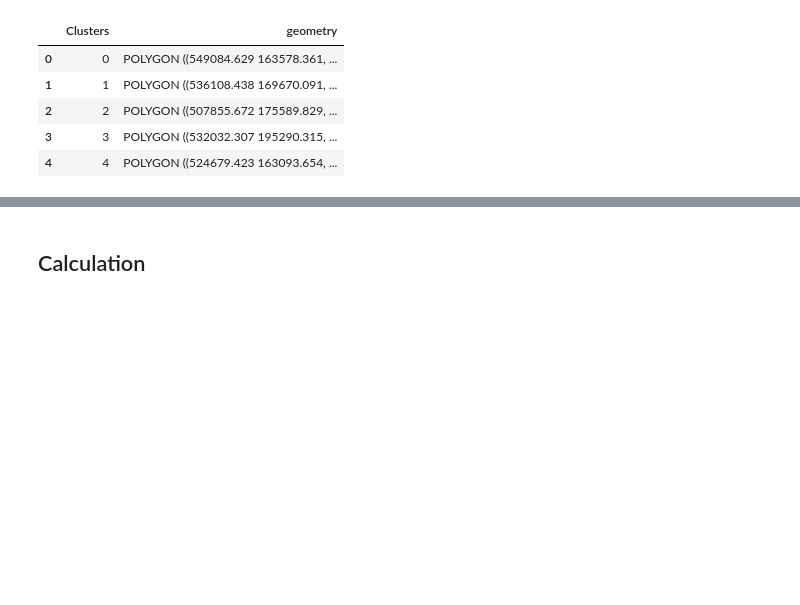
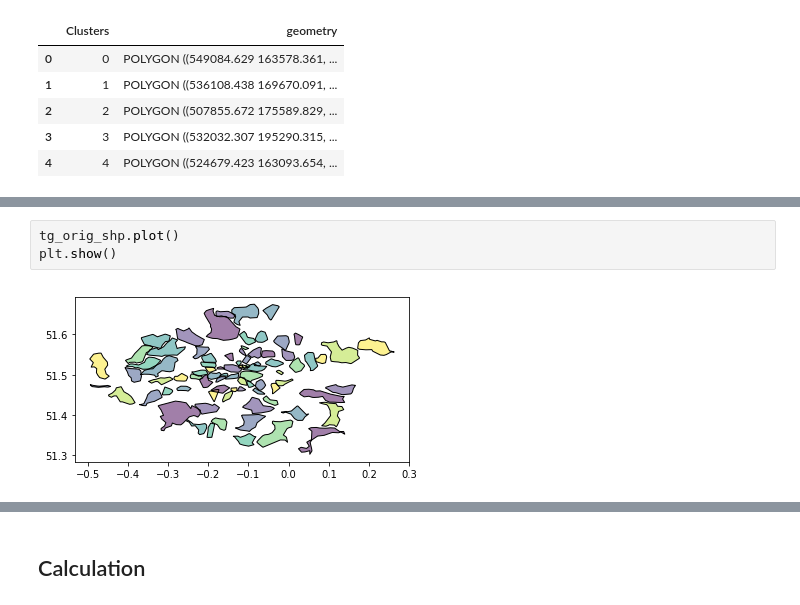
Before and after one commit to mateoneira/UrbanDNA, a Jupyter notebook: Ele-June/June's modular functions/REAL_Overlay Areal Interpolation.ipynb, the cells around one changed output, grey strips where cells are left out. Saved outputs shown, nothing was run; the diff lists cells and outputs as text; blank space fills up the shorter version.

```diff
--- a/Ele-June/June's modular functions/REAL_Overlay Areal Interpolation.ipynb
+++ b/Ele-June/June's modular functions/REAL_Overlay Areal Interpolation.ipynb
@@ -77,3 +96,8 @@ tg_shp.head()
+# %%
+tg_orig_shp.plot()
+plt.show()
+# %% [output]
+[figure, added]
 # %%
 sc_shp.head()
 # %% [output]
```
Also changed, not shown: parts of 32 cells of this notebook, 6 other files.
